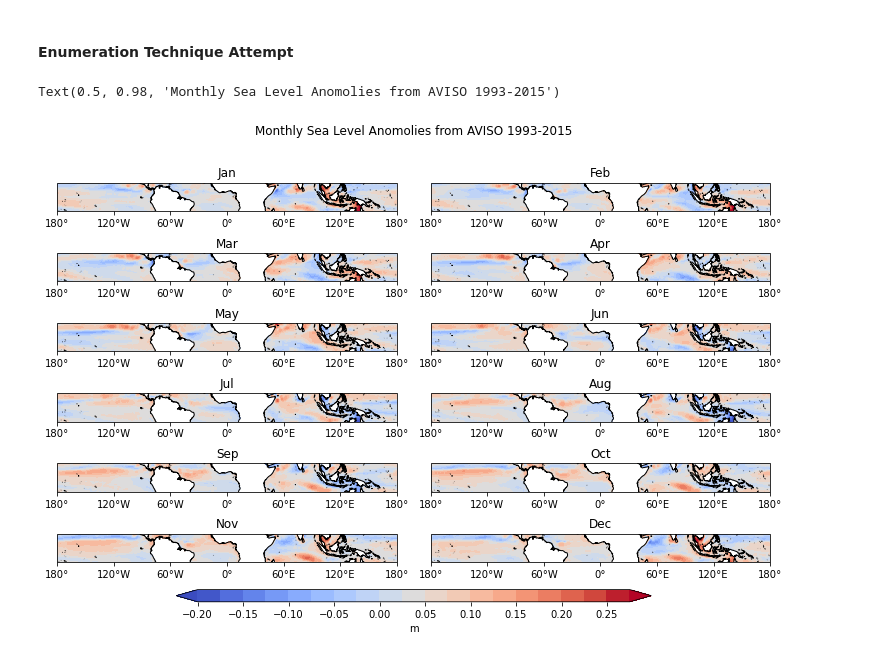
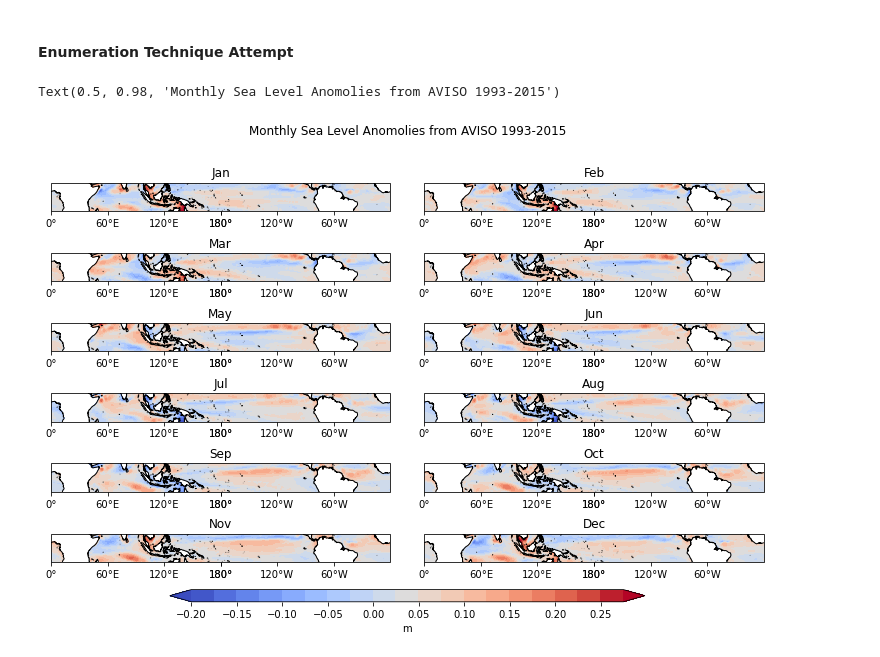
Before and after one commit to GeoRath/Climate-680, a Jupyter notebook: Assignment2.ipynb, the cells around one changed output. Cells and saved outputs as stored; diff of their text form; code cells hidden in the pictures.

```diff
--- a/Assignment2.ipynb
+++ b/Assignment2.ipynb
@@ -43,6 +43,7 @@ Attributes: (12/46)
     History:                         Translated to CF-1.0 Conventions by Netc...
     CDO:                             Climate Data Operators version 1.8.2 (ht...
 # %%
-ds = ds['sla'].resample(time="1MS").mean(dim="time")
-ds
+ds_monthly_full = ds['sla'].resample(time="1MS").mean(dim="time")
+ds_monthly = ds_monthly_full.groupby('time.month').mean(dim='time')
+ds_monthly
 # %% [output]
@@ -193,7 +161,7 @@ plt.colorbar()
 # Define the figure and each axis for the 4 rows and 3 columns
 # Rows will be seasons
 fig, axs = plt.subplots(nrows=6,ncols=2,
-                        subplot_kw={'projection': ccrs.PlateCarree()},
+                        subplot_kw={'projection': ccrs.PlateCarree(central_longitude=180)},
                         figsize=(11,8.5))
 
 # axs is a 2 dimensional array of `GeoAxes`.
@@ -204,7 +172,7 @@ month_names= ['Jan', 'Feb', 'Mar', 'Apr', 'May', 'Jun', 'Jul', 'Aug', 'Sep', 'Oc
 for i,months in enumerate(ds_monthly["month"]):
 
         # Select the month (Dataset months are defined numerically, how can I title and graph?)
-        data=ds_monthly['sla'][i]
+        data=ds_monthly[i]
 
         # Add the cyclic point
         data,lons=add_cyclic_point(data,coord=ds_monthly['longitude'])
@@ -220,31 +188,31 @@ for i,months in enumerate(ds_monthly["month"]):
         lon_formatter = cticker.LongitudeFormatter()
         axs[i].xaxis.set_major_formatter(lon_formatter)
 
         # Latitude labels
         axs[i].set_yticks(np.arange(-15,15,30), crs=ccrs.PlateCarree())
         lat_formatter = cticker.LatitudeFormatter()
         axs[i].yaxis.set_major_formatter(lat_formatter)
 
 
         # Title each subplot with the name of the season
         axs[i].set_title(month_names[i])
 
         # Draw the coastines for each subplot
         axs[i].coastlines()
 
 # Adjust the location of the subplots
 # on the page to make room for the colorbar
 fig.subplots_adjust(bottom=0.25, top=0.9, left=0.05, right=0.95,
                     wspace=0.1, hspace=0.5)
 
 # Add a colorbar axis at the bottom of the graph
 cbar_ax = fig.add_axes([0.2, 0.2, 0.6, 0.02])
 
 # Draw the colorbar
 cbar=fig.colorbar(cs, cax=cbar_ax,orientation='horizontal',label='m')
 
 # Add a big title at the top
 plt.suptitle('Monthly Sea Level Anomolies from AVISO 1993-2015')
 # %% [output]
 Text(0.5, 0.98, 'Monthly Sea Level Anomolies from AVISO 1993-2015')
-[figure, old version]
+[figure, new version]
```
Also changed, not shown: parts of 8 cells of this notebook, 6 other files.
